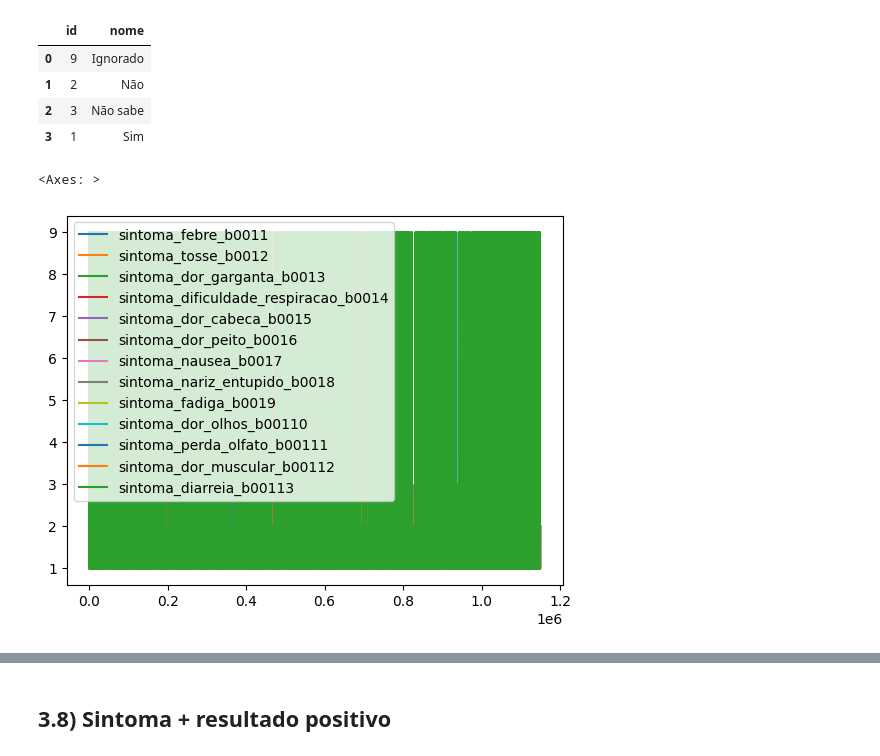
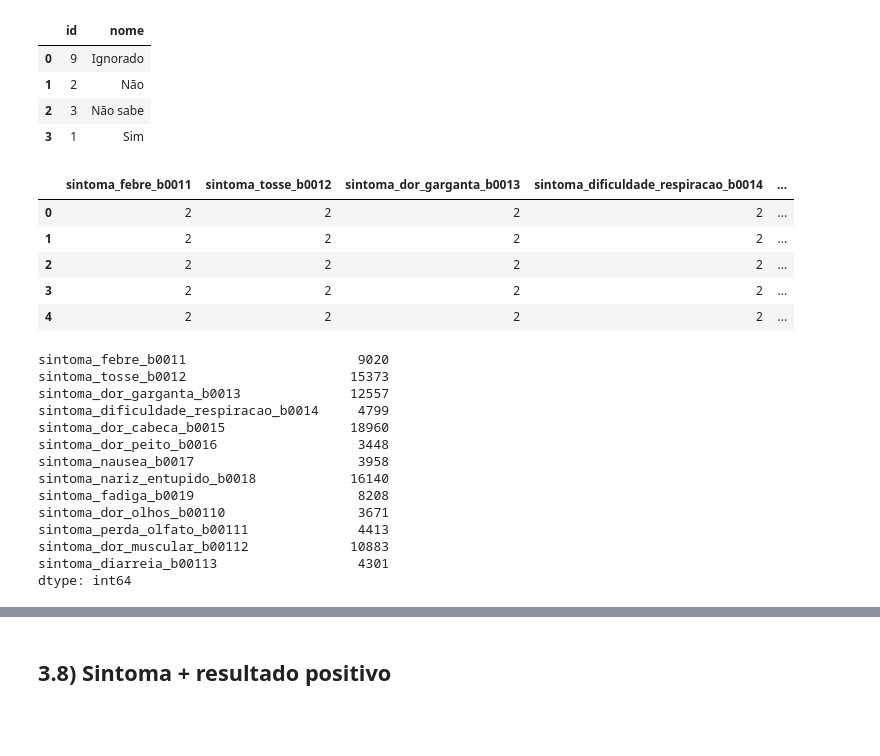
Before and after one commit to dhachcar/postech-tech-challenge-3, a Jupyter notebook: Tech_Challenge_3_Análises_para_o_Streamlit.ipynb, the cells around one changed output, grey strips where cells are left out. Drawn from its saved outputs; the diff is of its cells as text; code cells hidden in the pictures; blank space fills up the shorter version.

```diff
--- a/Tech_Challenge_3_Análises_para_o_Streamlit.ipynb
+++ b/Tech_Challenge_3_Análises_para_o_Streamlit.ipynb
@@ -385,5 +363,28 @@ df_pnad_sintomas = df_pnad_sintomas[(df_pnad_sintomas == 1).any(axis=1)] # pelo
 # %%
-df_pnad_sintomas.plot()
+df_pnad_sintomas.head()
 # %% [output]
-<Axes: >
-[figure, removed]
+|  | sintoma_febre_b0011 | sintoma_tosse_b0012 | sintoma_dor_garganta_b0013 | sintoma_dificuldade_respiracao_b0014 | ... |
+| 0 | 2 | 2 | 2 | 2 | ... |
+| 1 | 2 | 2 | 2 | 2 | ... |
+| 2 | 2 | 2 | 2 | 2 | ... |
+| 3 | 2 | 2 | 2 | 2 | ... |
+| 4 | 2 | 2 | 2 | 2 | ... |
+# %%
+# soma o total de casos por sintoma
+total_por_sintoma = df_pnad_sintomas.apply(lambda col: (col == 1).sum())
+total_por_sintoma
+# %% [output]
+sintoma_febre_b0011                      9020
+sintoma_tosse_b0012                     15373
+sintoma_dor_garganta_b0013              12557
+sintoma_dificuldade_respiracao_b0014     4799
+sintoma_dor_cabeca_b0015                18960
+sintoma_dor_peito_b0016                  3448
+sintoma_nausea_b0017                     3958
+sintoma_nariz_entupido_b0018            16140
+sintoma_fadiga_b0019                     8208
+sintoma_dor_olhos_b00110                 3671
+sintoma_perda_olfato_b00111              4413
+sintoma_dor_muscular_b00112             10883
+sintoma_diarreia_b00113                  4301
+dtype: int64
```
Also changed, not shown: parts of 12 cells of this notebook.
